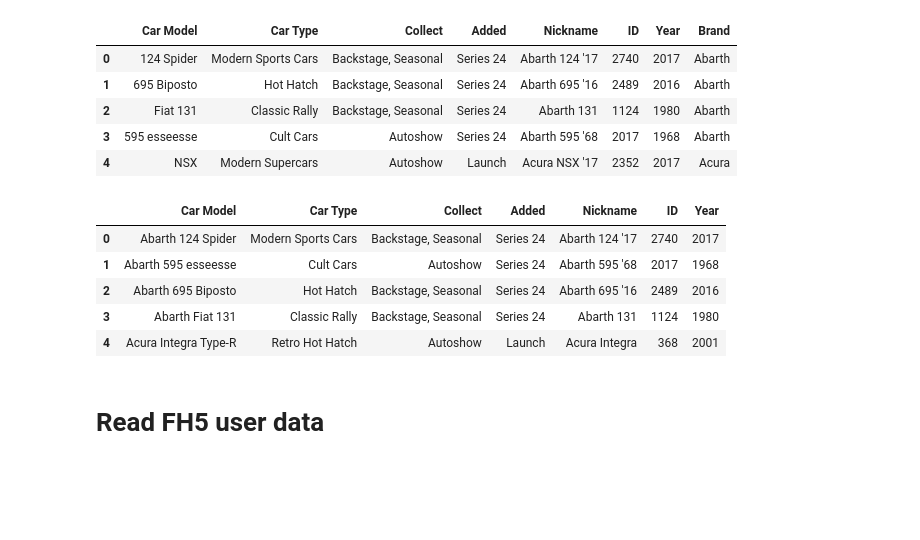
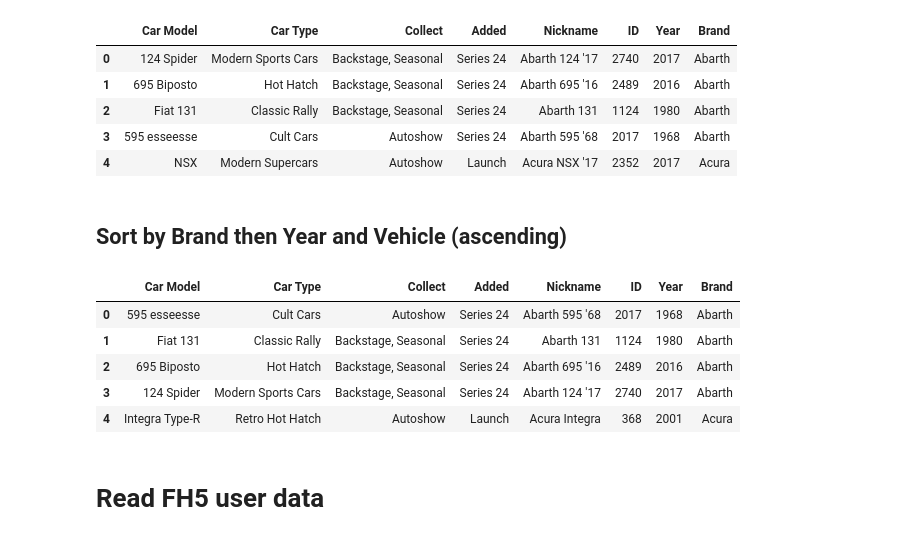
Before and after one commit to iaspidem/fh-cars-list, a Jupyter notebook: fh5-process-ext.ipynb, the cells around one changed output. Drawn from its saved outputs; the diff is of its cells as text; code cells hidden in the pictures; blank space fills up the shorter version.

Commit message:
sort by brand then year and vehicle (ascending)

```diff
--- a/fh5-process-ext.ipynb
+++ b/fh5-process-ext.ipynb
@@ -231,18 +231,20 @@ df.head()
 | 2 | Fiat 131 | Classic Rally | Backstage, Seasonal | Series 24 | Abarth 131 | 1124 | 1980 | Abarth |
 | 3 | 595 esseesse | Cult Cars | Autoshow | Series 24 | Abarth 595 '68 | 2017 | 1968 | Abarth |
 | 4 | NSX | Modern Supercars | Autoshow | Launch | Acura NSX '17 | 2352 | 2017 | Acura |
+# %% [markdown]
+## Sort by Brand then Year and Vehicle (ascending)
 # %%
 df["Year"] = df["Year"].str.strip()
-df = df.sort_values(["Car Model", "Year"], ascending=[True, True], key=lambda col: col.str.lower())
+df = df.sort_values(["Brand", "Year", "Car Model"], ascending=[True, True, True], key=lambda col: col.str.lower())
 df = df.reset_index(drop=True)
 df.head()
 # %% [output]
-|  | Car Model | Car Type | Collect | Added | Nickname | ID | Year |
-| 0 | Abarth 124 Spider | Modern Sports Cars | Backstage, Seasonal | Series 24 | Abarth 124 '17 | 2740 | 2017 |
-| 1 | Abarth 595 esseesse | Cult Cars | Autoshow | Series 24 | Abarth 595 '68 | 2017 | 1968 |
-| 2 | Abarth 695 Biposto | Hot Hatch | Backstage, Seasonal | Series 24 | Abarth 695 '16 | 2489 | 2016 |
-| 3 | Abarth Fiat 131 | Classic Rally | Backstage, Seasonal | Series 24 | Abarth 131 | 1124 | 1980 |
-| 4 | Acura Integra Type-R | Retro Hot Hatch | Autoshow | Launch | Acura Integra | 368 | 2001 |
+|  | Car Model | Car Type | Collect | Added | Nickname | ID | Year | Brand |
+| 0 | 595 esseesse | Cult Cars | Autoshow | Series 24 | Abarth 595 '68 | 2017 | 1968 | Abarth |
+| 1 | Fiat 131 | Classic Rally | Backstage, Seasonal | Series 24 | Abarth 131 | 1124 | 1980 | Abarth |
+| 2 | 695 Biposto | Hot Hatch | Backstage, Seasonal | Series 24 | Abarth 695 '16 | 2489 | 2016 | Abarth |
+| 3 | 124 Spider | Modern Sports Cars | Backstage, Seasonal | Series 24 | Abarth 124 '17 | 2740 | 2017 | Abarth |
+| 4 | Integra Type-R | Retro Hot Hatch | Autoshow | Launch | Acura Integra | 368 | 2001 | Acura |
 # %% [markdown]
 # Read FH5 user data
 # %%
```
